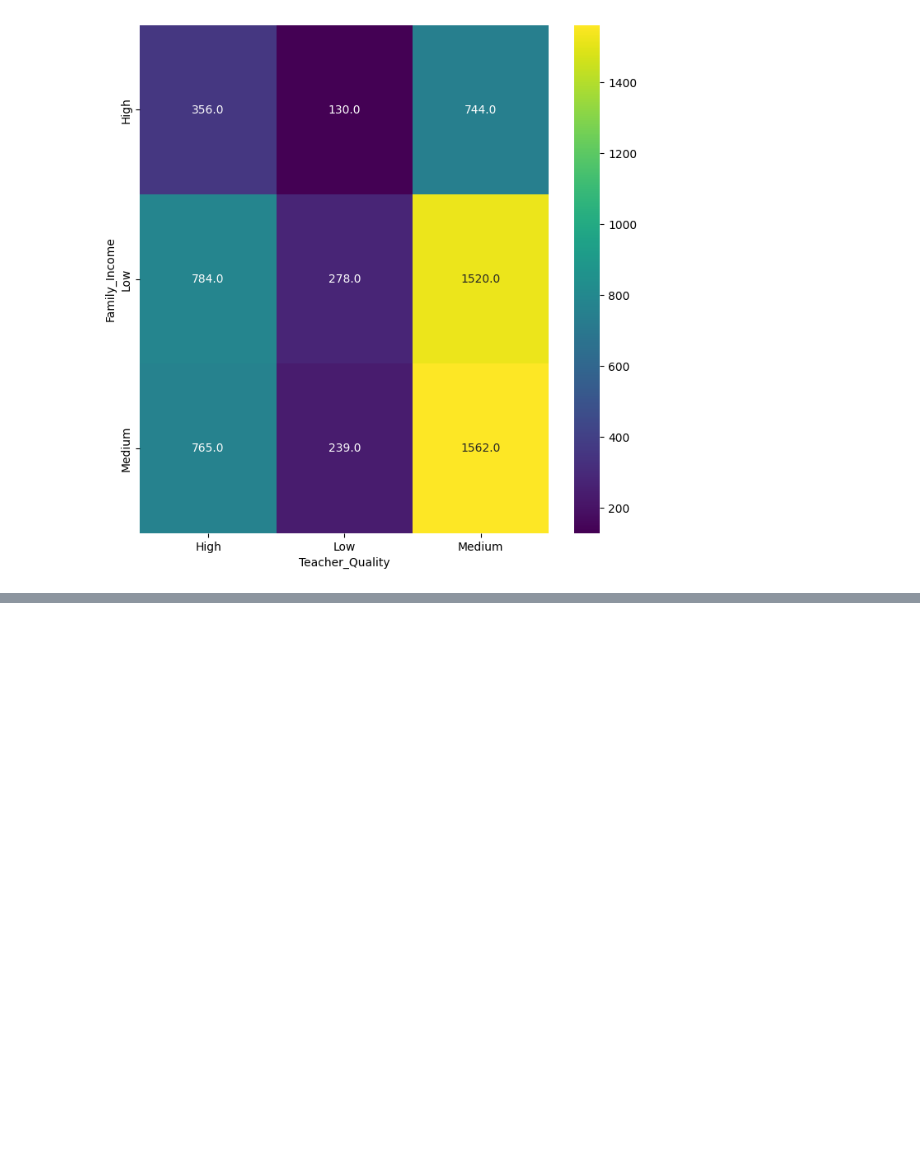
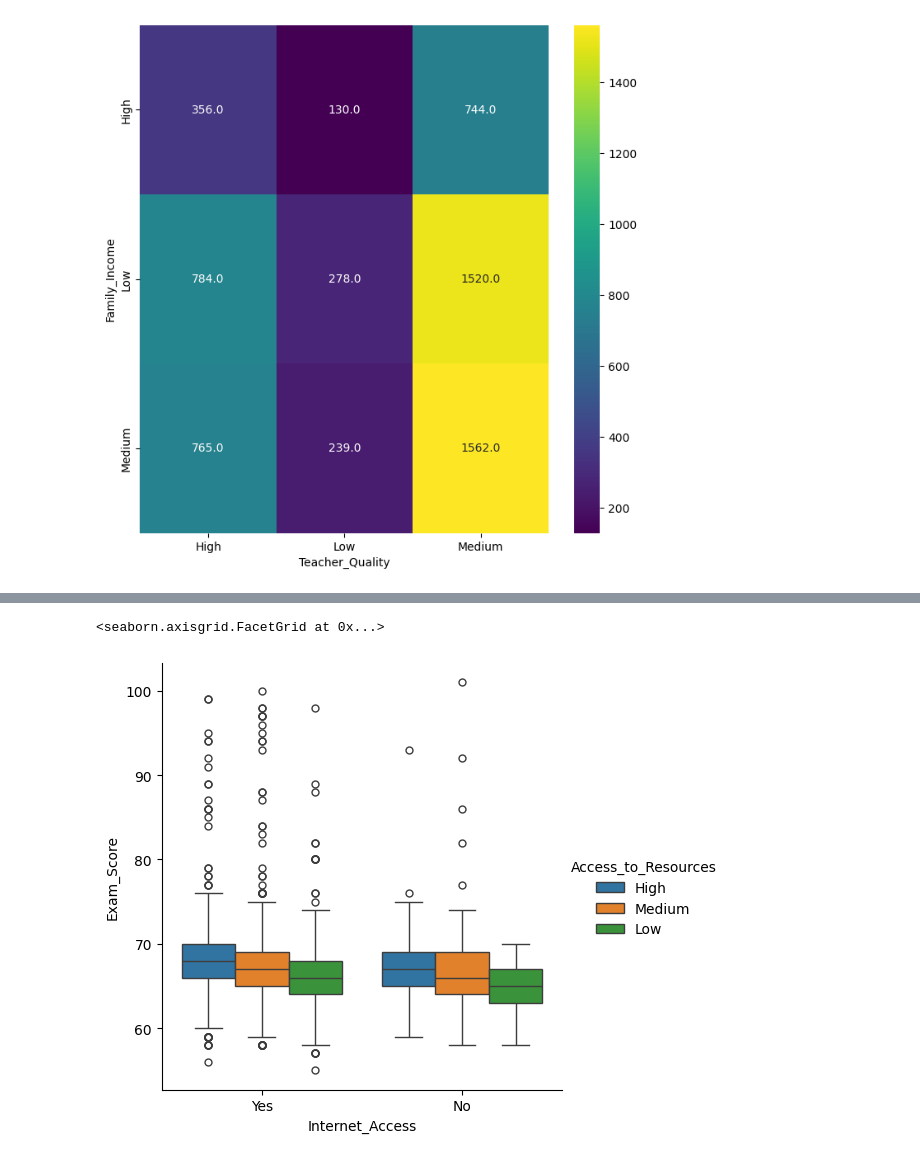
Before and after one commit to RidwanAkrom/ML_Ridwan-Akrom, a Jupyter notebook: ML_Ridwan_Akrom.ipynb, the cells around one changed output, grey strips where cells are left out. Drawn from its saved outputs; the diff is of its cells as text; code cells hidden in the pictures; blank space fills up the shorter version.

```diff
--- a/ML_Ridwan_Akrom.ipynb
+++ b/ML_Ridwan_Akrom.ipynb
@@ -196,0 +231,6 @@ sns.barplot(data=df, x='Distance_from_Home', y='Attendance')
+# %%
+#Visualization of data distribution between Internet_Access and Access_to_Resources on Exam_Score
+sns.catplot(data=df, x="Internet_Access", y="Exam_Score", hue='Access_to_Resources',kind="box")
+# %% [output]
+<seaborn.axisgrid.FacetGrid at 0x...>
+[figure, added]
```
Also changed, not shown: parts of 39 cells of this notebook, 2 other files.
